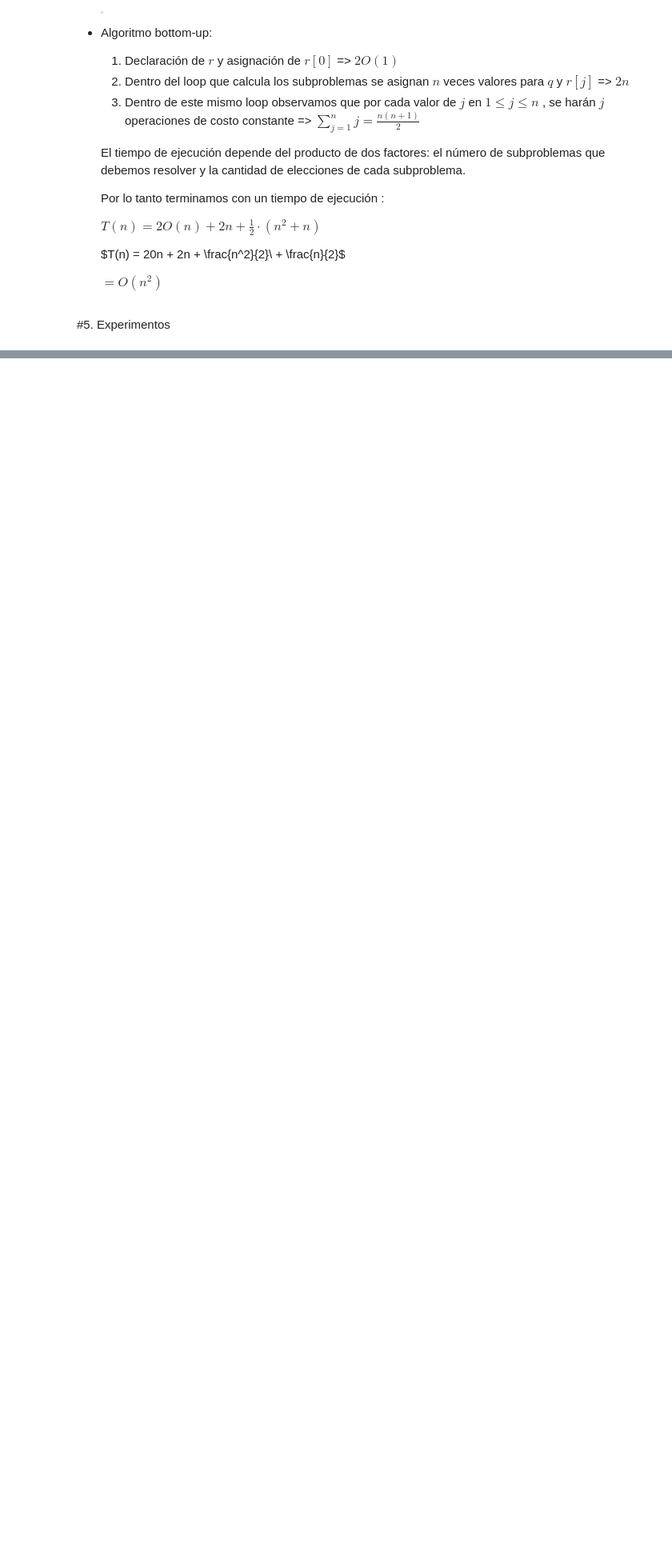
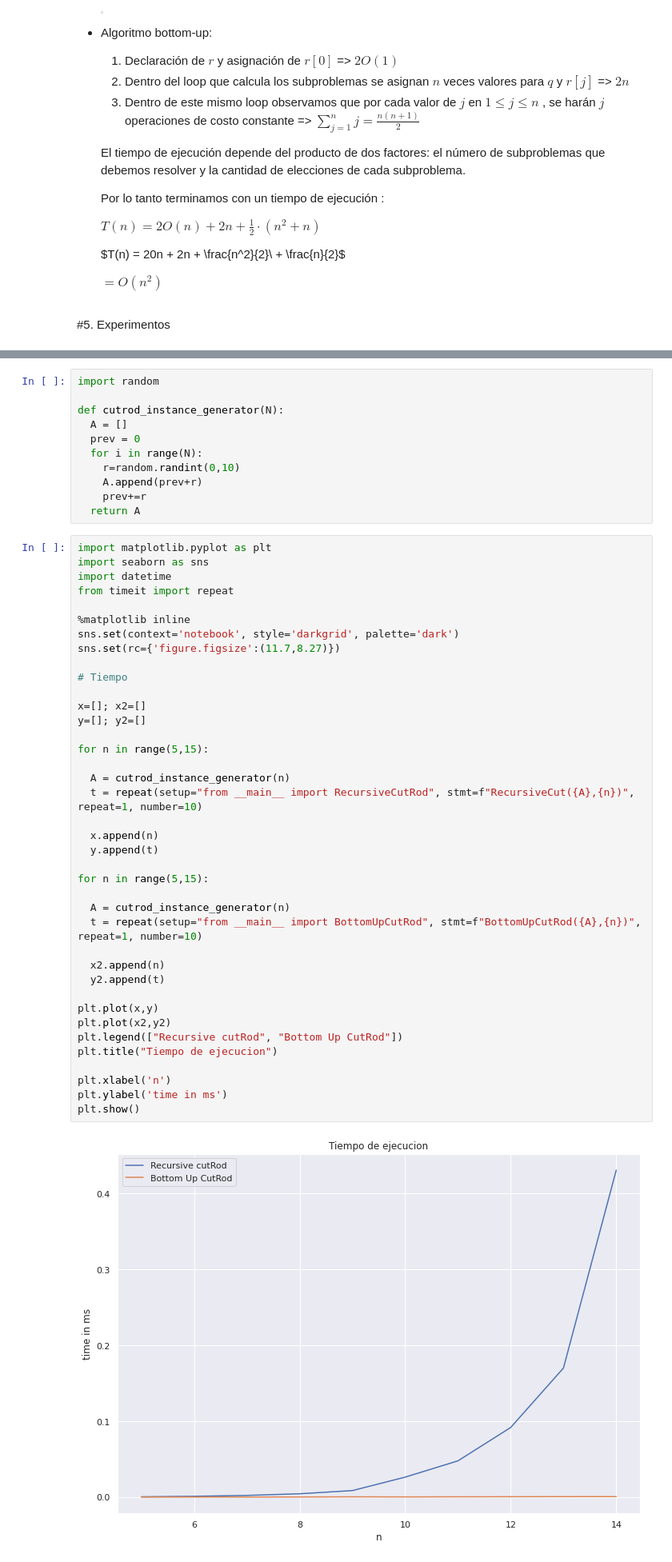
Before and after one commit to Jmorgado125/ADA-Informes, a Jupyter notebook: Informe_(Cutting_a_Rod).ipynb, the cells around one changed output, grey strips where cells are left out. Shown at 80% size. Saved outputs shown, nothing was run; the diff lists cells and outputs as text; blank space fills up the shorter version.

```diff
--- a/Informe_(Cutting_a_Rod).ipynb
+++ b/Informe_(Cutting_a_Rod).ipynb
@@ -156,0 +227,52 @@ Para un problema de tamaño $n$
+# %%
+import random
+
+def cutrod_instance_generator(N):
+  A = []
+  prev = 0
+  for i in range(N):
+    r=random.randint(0,10)
+    A.append(prev+r)
+    prev+=r
+  return A
+# %%
+import matplotlib.pyplot as plt
+import seaborn as sns
+import datetime
+from timeit import repeat
+
+%matplotlib inline
+sns.set(context='notebook', style='darkgrid', palette='dark')
+sns.set(rc={'figure.figsize':(11.7,8.27)})
+
+# Tiempo
+
+x=[]; x2=[]
+y=[]; y2=[]
+
+for n in range(5,15):
+
+  A = cutrod_instance_generator(n)
+  t = repeat(setup="from __main__ import RecursiveCutRod", stmt=f"RecursiveCut({A},{n})", repeat=1, number=10)
+
+  x.append(n)
+  y.append(t)
+
+for n in range(5,15):
+
+  A = cutrod_instance_generator(n)
+  t = repeat(setup="from __main__ import BottomUpCutRod", stmt=f"BottomUpCutRod({A},{n})", repeat=1, number=10)
+
+  x2.append(n)
+  y2.append(t)
+
+plt.plot(x,y)
+plt.plot(x2,y2)
+plt.legend(["Recursive cutRod", "Bottom Up CutRod"])
+plt.title("Tiempo de ejecucion")
+
+plt.xlabel('n')
+plt.ylabel('time in ms')
+plt.show()
+# %% [output]
+[figure, added]
```
Also changed, not shown: parts of 10 cells of this notebook.
